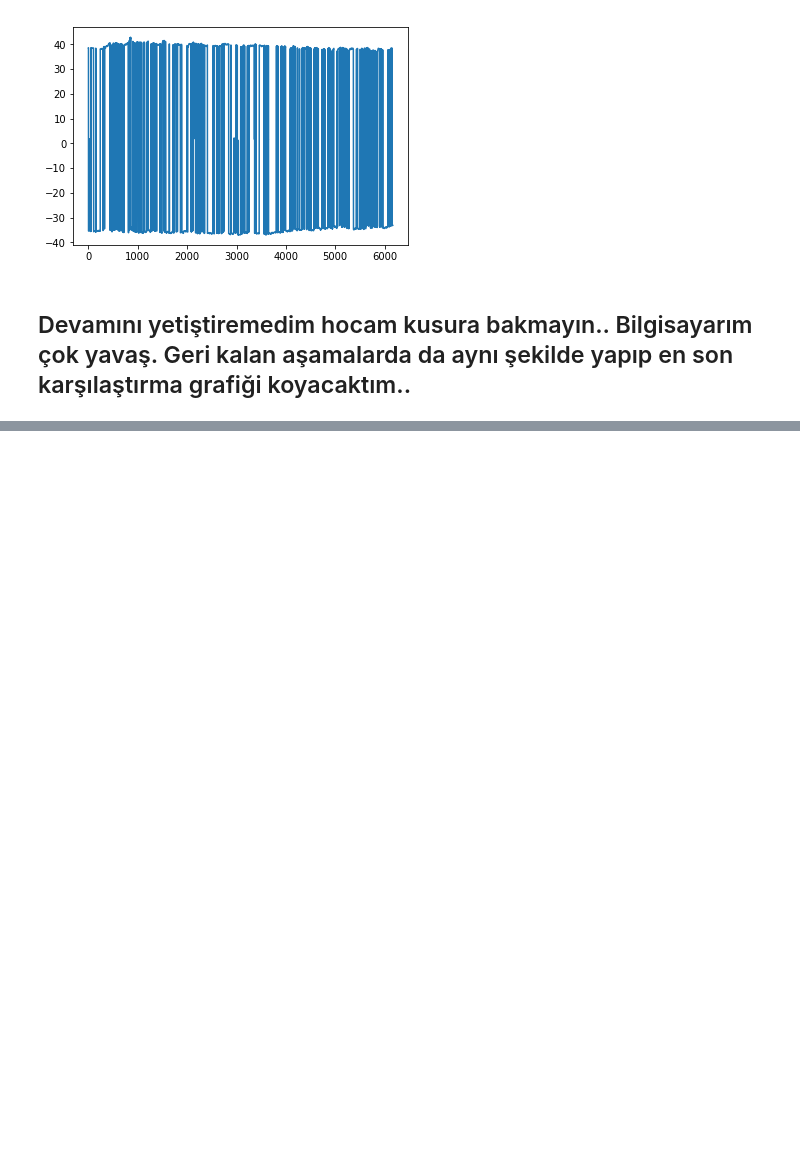
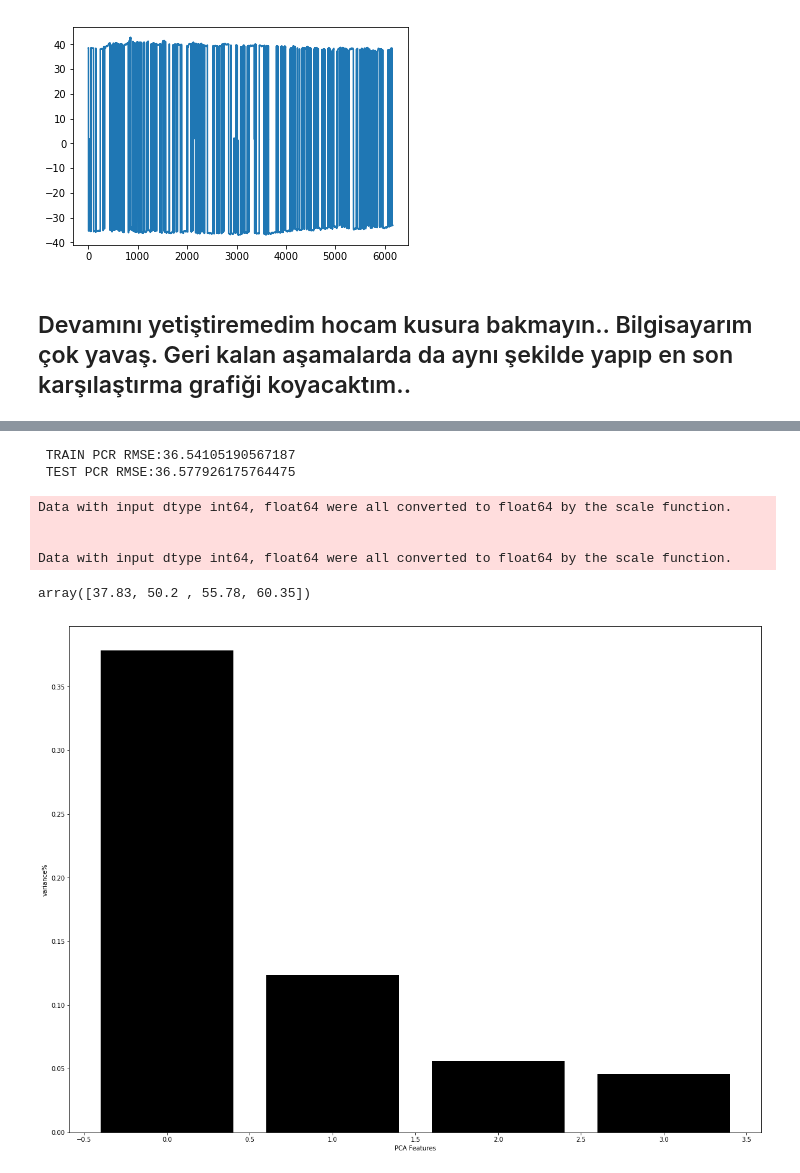
Before and after one commit to Kodluyoruz-Ankara-Veri-Bilimi/SevketAY, a Jupyter notebook: regression.ipynb, the cells around one changed output, grey strips where cells are left out. Cells and saved outputs as stored; diff of their text form; code cells hidden in the pictures; blank space fills up the shorter version.

```diff
--- a/regression.ipynb
+++ b/regression.ipynb
@@ -570,0 +613,13 @@ Warnings:
+# %%
+pre.train_test_split()
+# %%
+pre.pca()
+# %% [output]
+ TRAIN PCR RMSE:36.54105190567187
+ TEST PCR RMSE:36.577926175764475
+Data with input dtype int64, float64 were all converted to float64 by the scale function.
+
+
+Data with input dtype int64, float64 were all converted to float64 by the scale function.
+array([37.83, 50.2 , 55.78, 60.35])
+[figure, added]
```
Also changed, not shown: parts of 28 cells of this notebook.
